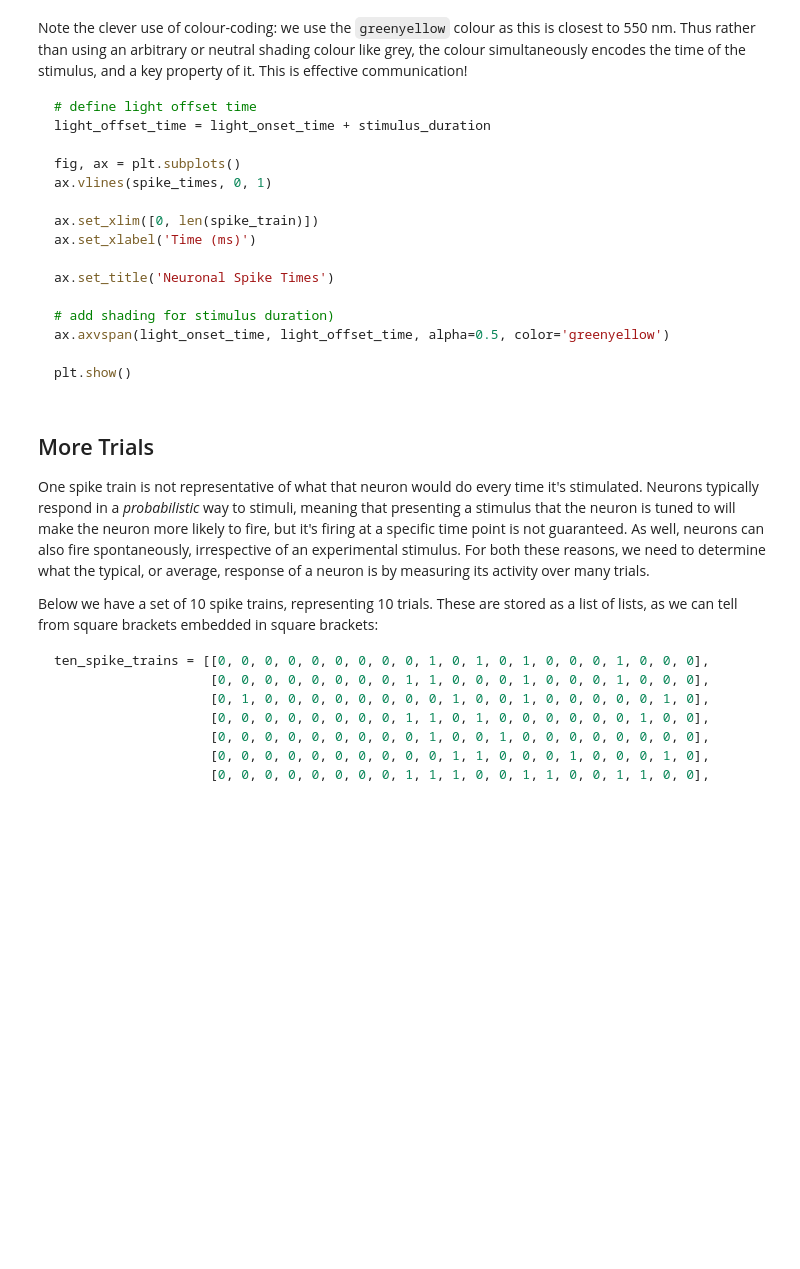
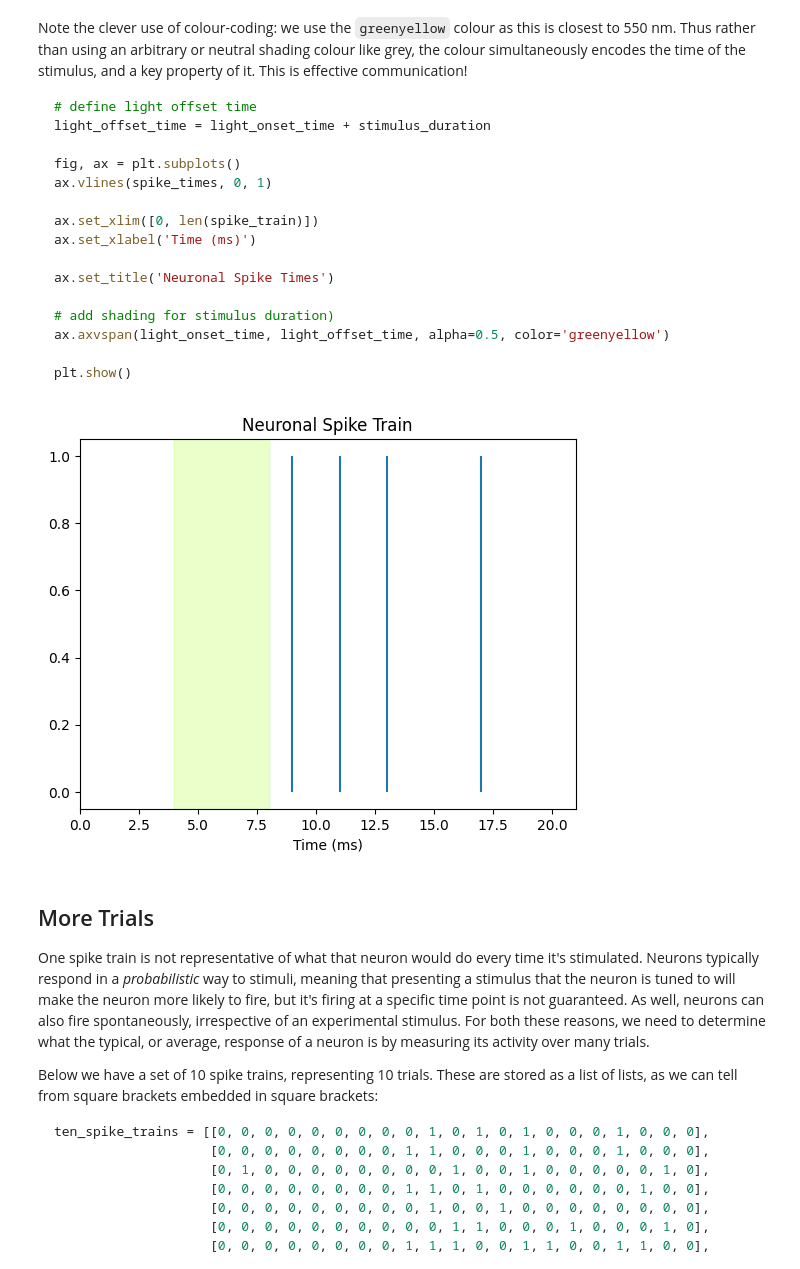
Before and after one commit to dm748329/Single-Unit-Data, a Jupyter notebook: 1 - intro_spike_trains.ipynb, the cells around one changed output. Drawn from its saved outputs; the diff is of its cells as text; code cells hidden in the pictures; blank space fills up the shorter version.

```diff
--- a/1 - intro_spike_trains.ipynb
+++ b/1 - intro_spike_trains.ipynb
@@ -199,6 +224,22 @@ ax.axvspan(light_onset_time, light_offset_time, alpha=0.5, color='greenyellow')
 
 plt.show()
 ~~~
+# %%
+light_offset_time = light_onset_time + stimulus_duration
+
+fig, ax = plt.subplots()
+ax.vlines(spike_times, 0, 1)
+
+ax.set_xlim([0, len(spike_train)])
+ax.set_xlabel('Time (ms)')
+
+ax.set_title('Neuronal Spike Train')
+
+ax.axvspan(light_onset_time, light_offset_time, alpha=0.25, color='greenyellow')
+
+plt.show()
+# %% [output]
+[figure, added]
 # %% [markdown]
 ## More Trials
 
```
Also changed, not shown: parts of 7 cells of this notebook.
